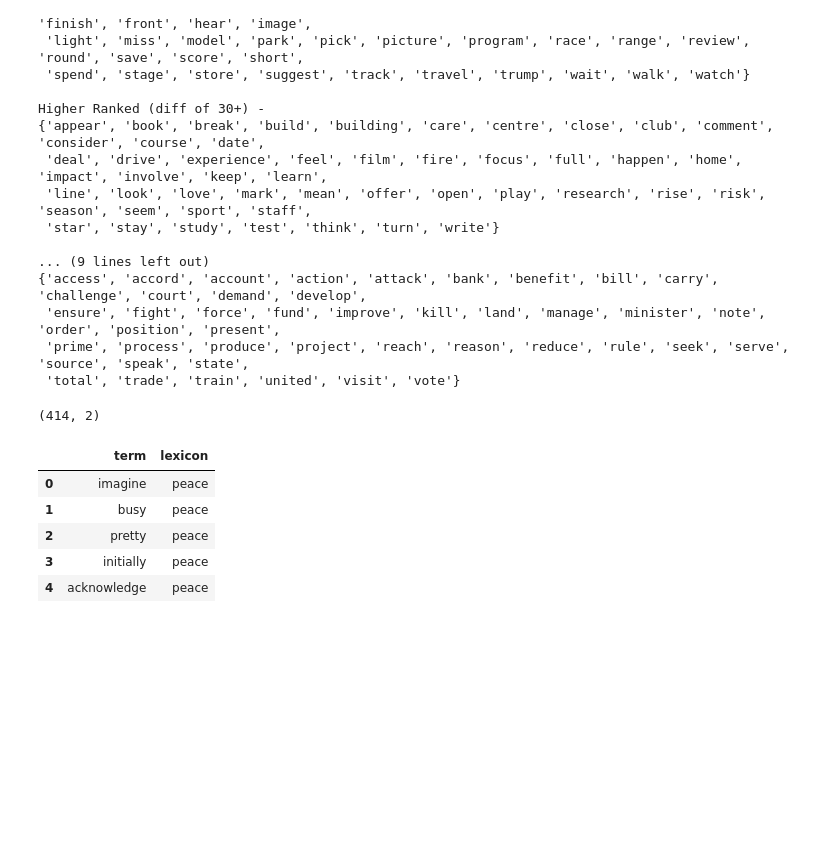
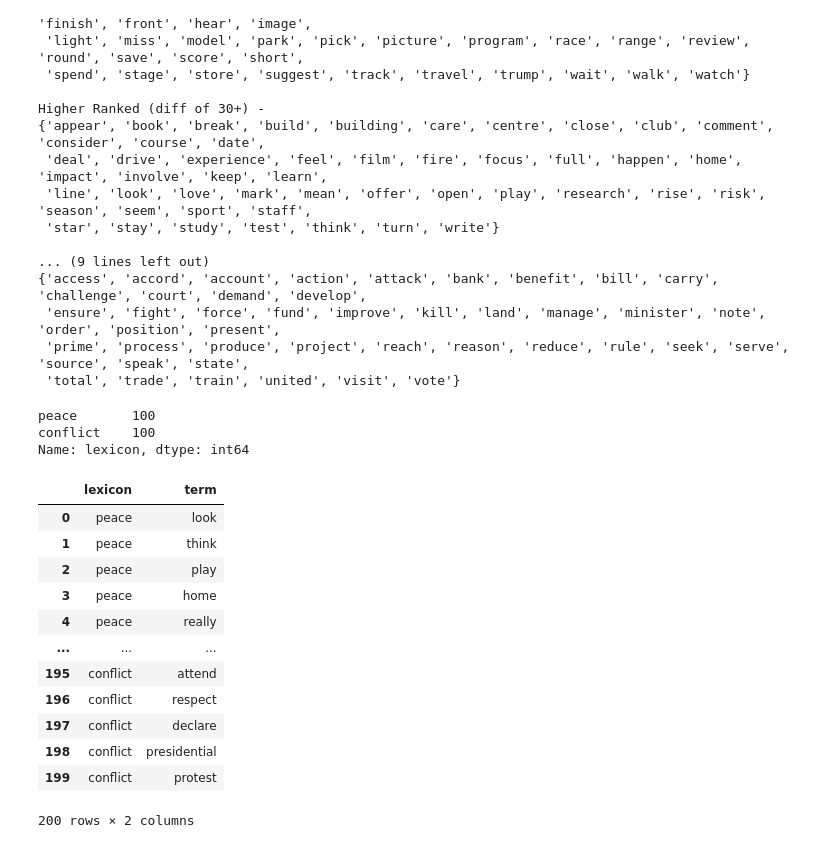
Before and after one commit to mbmackenzie/peace-speech-project, a Jupyter notebook: Lexicon Generation/New Words from Term Frequency Analysis.ipynb, the cells around one changed output. Saved outputs shown, nothing was run; the diff lists cells and outputs as text; code cells hidden in the pictures; blank space fills up the shorter version.

```diff
--- a/Lexicon Generation/New Words from Term Frequency Analysis.ipynb
+++ b/Lexicon Generation/New Words from Term Frequency Analysis.ipynb
@@ -198,7 +196,6 @@ def get_top_n(top_n):
     common_words = set.intersection(peaceful_words, nonpeaceful_words)
 
     return peaceful_words - common_words, nonpeaceful_words - common_words
-
 
 def get_rank_comparison(top_n):
     def get_higher_rank(x):
@@ -225,7 +222,7 @@ def get_diff_rank_words(top_n, diff=30):
 
     return words["Peaceful"], words["Nonpeaceful"]
 
-def print_words(u_peaceful_words, u_nonpeaceful_words, c_peaceful_words, c_nonpeaceful_words, diff=30):
+def pprint_words(u_peaceful_words, u_nonpeaceful_words, c_peaceful_words, c_nonpeaceful_words, diff=30):
 
     pp = pprint.PrettyPrinter(width=130, compact=True)
 
@@ -250,6 +247,6 @@ def run_words(wf, n=100, diff=30, print_words=True):
     c_peaceful_words, c_nonpeaceful_words = get_diff_rank_words(top_n, diff)
 
     if print_words:
-        print_words(u_peaceful_words, u_nonpeaceful_words, c_peaceful_words, c_nonpeaceful_words, diff)
+        pprint_words(u_peaceful_words, u_nonpeaceful_words, c_peaceful_words, c_nonpeaceful_words, diff)
 
     return u_peaceful_words, u_nonpeaceful_words, c_peaceful_words, c_nonpeaceful_words
@@ -325,20 +320,46 @@ new_lexicon = []
 for label, words in zip(["peace", "conflict", "peace", "conflict"] * 2, [up1, un1, cp1, cn1, up2, un2, cp2, cn2]):
     lexicon_df = pd.DataFrame({"term": list(words)}, index=range(len(words)))
     lexicon_df["lexicon"] = label
+    lexicon_df["society"] = "Peaceful" if label == "peace" else "Nonpeaceful"
     new_lexicon.append(lexicon_df)
 
 new_lexicon = pd.concat(new_lexicon).reset_index(drop=True)
 new_lexicon = new_lexicon.drop_duplicates(["term", "lexicon"])
 
-new_lexicon.to_csv("lexicons/top_words_lexicon.csv", index=False)
+# new_lexicon.to_csv("lexicons/top_words_lexicon.csv", index=False)
-# %%
-print(new_lexicon.shape)
-new_lexicon.head()
-# %% [output]
-(414, 2)
-|  | term | lexicon |
-| 0 | imagine | peace |
-| 1 | busy | peace |
-| 2 | pretty | peace |
-| 3 | initially | peace |
-| 4 | acknowledge | peace |
+# %%
+new_lexicon_norm = new_lexicon.merge(
+    word_freqs,
+    left_on=["society", "term"],
+    right_on=["society", "word"],
+    how="left"
+)
+
+new_lexicon_norm = new_lexicon_norm[["lexicon", "term", "freq"]] \
+    .sort_values(["lexicon", "freq"], ascending=False) \
+    .groupby("lexicon") \
+    .head(100) \
+    .reset_index()
+
+new_lexicon_norm = new_lexicon_norm[["lexicon", "term"]]
+new_lexicon_norm.to_csv("lexicons/tf_lexicon__normalized.csv", index=False)
+
+print(new_lexicon_norm.lexicon.value_counts())
+new_lexicon_norm
+# %% [output]
+peace       100
+conflict    100
+Name: lexicon, dtype: int64
+|  | lexicon | term |
+| 0 | peace | look |
+| 1 | peace | think |
+| 2 | peace | play |
+| 3 | peace | home |
+| 4 | peace | really |
+| ... | ... | ... |
+| 195 | conflict | attend |
+| 196 | conflict | respect |
+| 197 | conflict | declare |
+| 198 | conflict | presidential |
+| 199 | conflict | protest |
+200 rows × 2 columns
```
Also changed, not shown: parts of 9 cells of this notebook, 14 other files.
